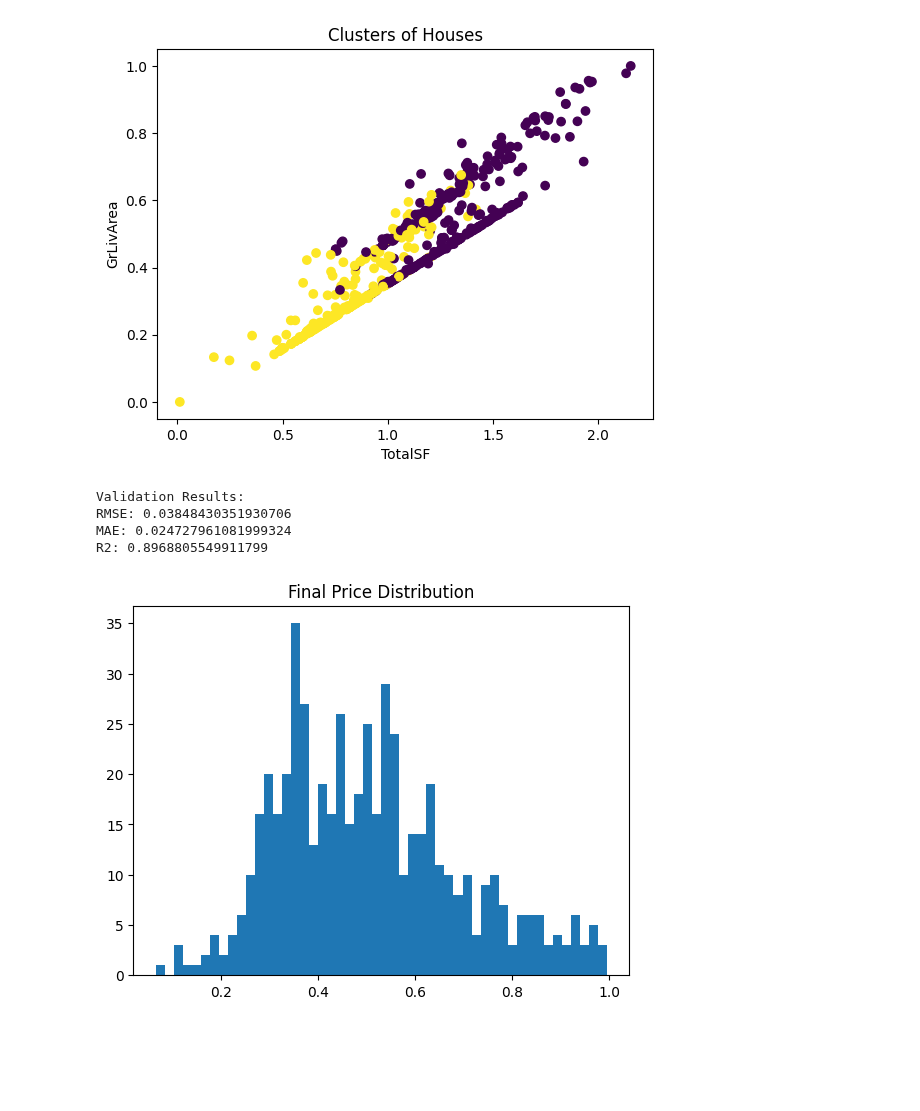
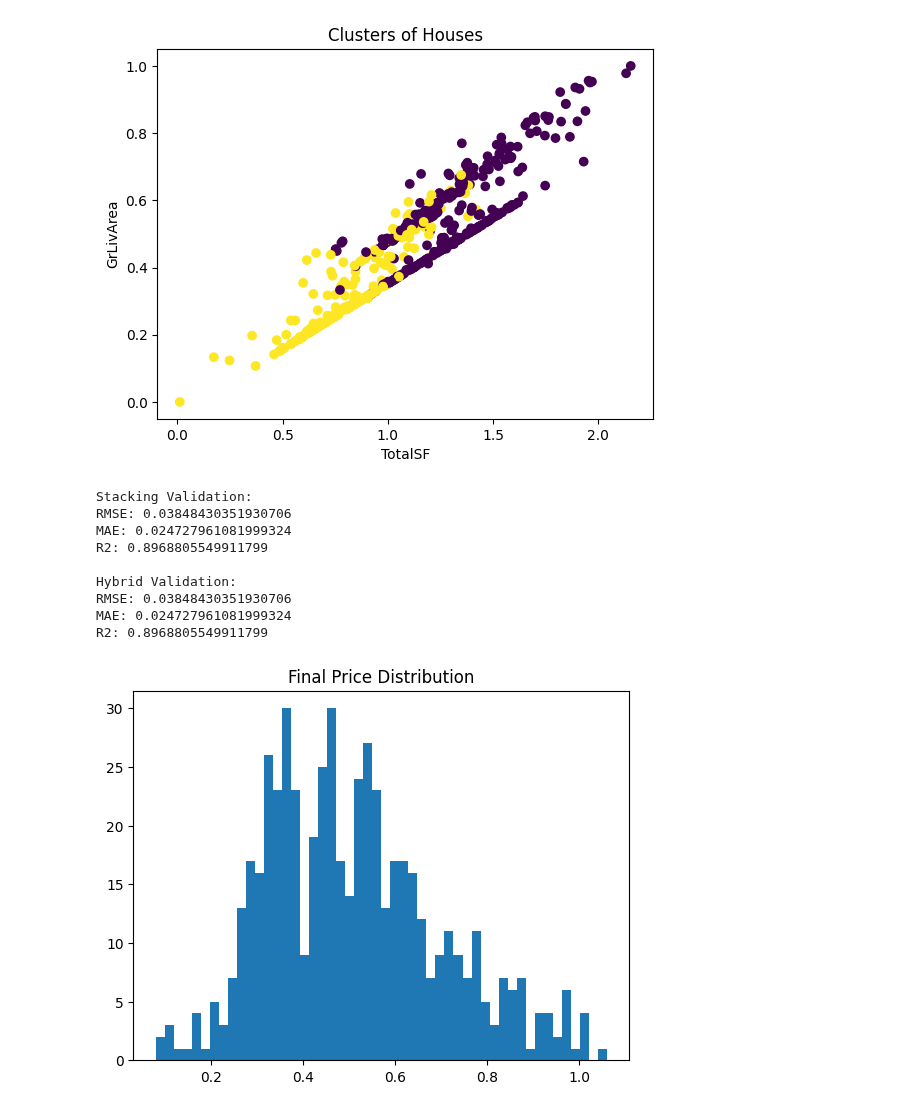
Before and after one commit to alirezaderavi/House-Prices-Advanced-Regression-Techniques, a Jupyter notebook: house-prices-advanced-regression-techniques.ipynb, the cells around one changed output. Saved outputs shown, nothing was run; the diff lists cells and outputs as text; code cells hidden in the pictures; blank space fills up the shorter version.

Commit message:
Kaggle Notebook | House Prices: Advanced Regression Techniques | Version 4

```diff
--- a/house-prices-advanced-regression-techniques.ipynb
+++ b/house-prices-advanced-regression-techniques.ipynb
@@ -648,16 +650,6 @@ X_train, X_test, y_train, y_test = train_test_split(
     random_state=42
 )
 # %%
-import numpy as np
-import matplotlib.pyplot as plt
-
-from sklearn.model_selection import train_test_split
-from sklearn.linear_model import Ridge, LinearRegression
-from sklearn.ensemble import RandomForestRegressor, StackingRegressor
-from xgboost import XGBRegressor
-
-from sklearn.metrics import mean_squared_error, mean_absolute_error, r2_score
-
 # =========================
 # Evaluation function
 # =========================
@@ -702,47 +694,78 @@ stack_model = StackingRegressor(
 )
 
 # =========================
-# Train
+# Train stacking
 # =========================
 stack_model.fit(X_train, y_train)
 
 # =========================
-# Validation evaluation
+# Validation (stacking)
 # =========================
-val_pred = stack_model.predict(X_val)
+pred_stack_val = stack_model.predict(X_val)
 
-rmse, mae, r2 = evaluate(y_val, val_pred)
+rmse, mae, r2 = evaluate(y_val, pred_stack_val)
 
-print("Validation Results:")
+print("Stacking Validation:")
 print("RMSE:", rmse)
 print("MAE:", mae)
 print("R2:", r2)
+
+
+# =========================
+# Cluster model
+# =========================
+
+preds_cluster_val = pred_stack_val.copy()
+
+# =========================
+# Hybrid (validation)
+# =========================
+pred_hybrid_val = 0.5 * preds_cluster_val + 0.5 * pred_stack_val
+
+rmse_h, mae_h, r2_h = evaluate(y_val, pred_hybrid_val)
+
+print("\nHybrid Validation:")
+print("RMSE:", rmse_h)
+print("MAE:", mae_h)
+print("R2:", r2_h)
+
 
 # =========================
 # Final training (full data)
 # =========================
 stack_model.fit(X, y)
 
 # =========================
 # Test prediction
 # =========================
 global_pred = np.expm1(stack_model.predict(df_test[final_features]))
 
 # =========================
-# Combine with cluster model
+# Cluster test (placeholder)
+# =========================
+preds_cluster = global_pred.copy()
+
+# =========================
+# Final hybrid prediction
 # =========================
 final_pred = 0.5 * preds_cluster + 0.5 * global_pred
+
 
 # =========================
 # Visualization
 # =========================
 plt.figure()
 plt.hist(final_pred, bins=50)
 plt.title("Final Price Distribution")
 plt.show()
 # %% [output]
-Validation Results:
+Stacking Validation:
 RMSE: 0.03848430351930706
 MAE: 0.024727961081999324
 R2: 0.8968805549911799
+
+Hybrid Validation:
+RMSE: 0.03848430351930706
+MAE: 0.024727961081999324
+R2: 0.8968805549911799
-[figure, old version]
+[figure, new version]
```
Also changed, not shown: parts of 6 cells of this notebook.
